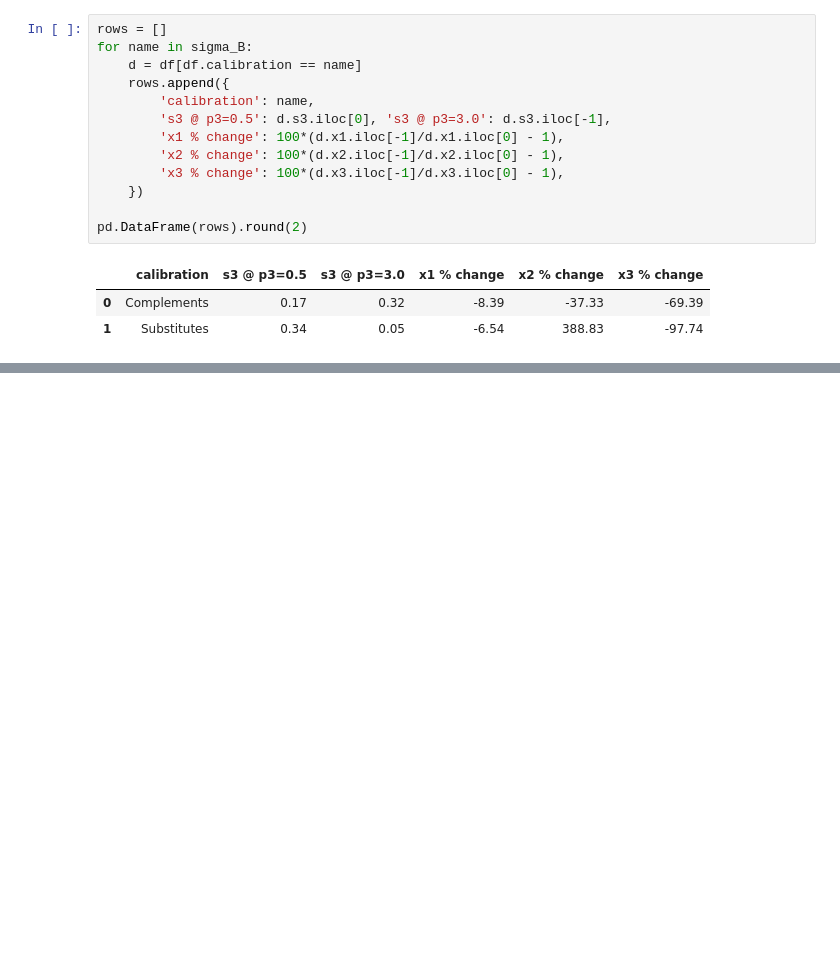
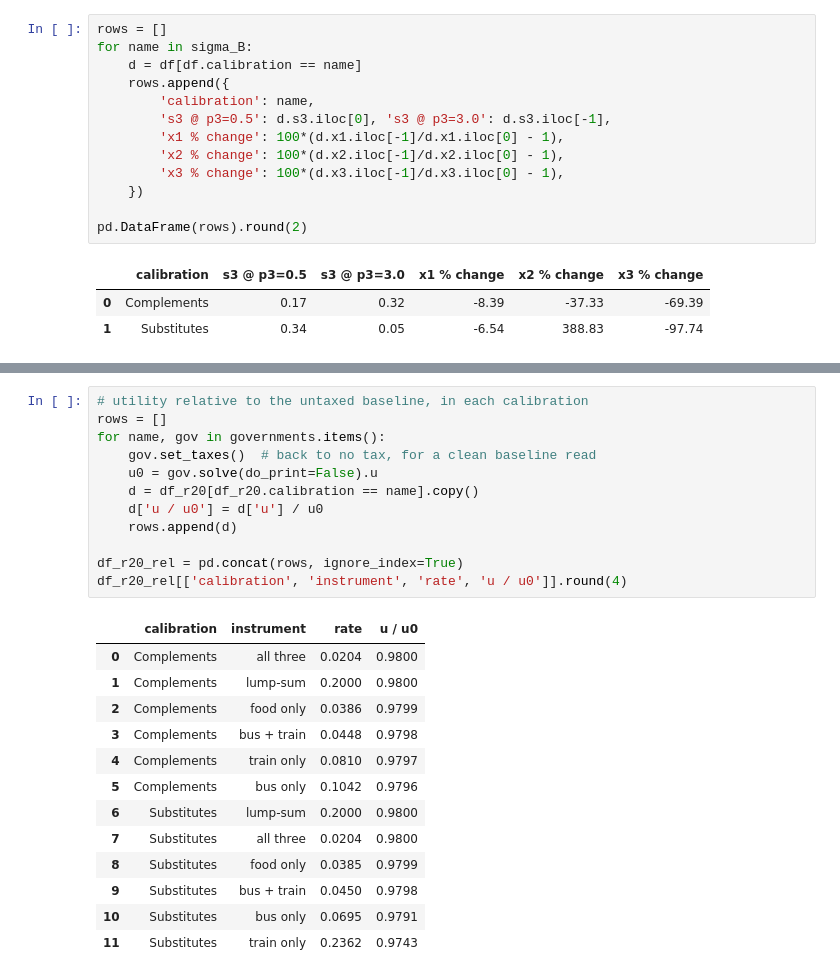
Before and after one commit to kcf539/Snake-Charmers-2, a Jupyter notebook: Model_project/ModProj_Notebook.ipynb, the cells around one changed output, grey strips where cells are left out. Saved outputs shown, nothing was run; the diff lists cells and outputs as text; blank space fills up the shorter version.

```diff
--- a/Model_project/ModProj_Notebook.ipynb
+++ b/Model_project/ModProj_Notebook.ipynb
@@ -757,0 +638,26 @@ Both calibrations respond smoothly, with no jumps. In `Complements`, `s2` and `s
+# %%
+# utility relative to the untaxed baseline, in each calibration
+rows = []
+for name, gov in governments.items():
+    gov.set_taxes()  # back to no tax, for a clean baseline read
+    u0 = gov.solve(do_print=False).u
+    d = df_r20[df_r20.calibration == name].copy()
+    d['u / u0'] = d['u'] / u0
+    rows.append(d)
+
+df_r20_rel = pd.concat(rows, ignore_index=True)
+df_r20_rel[['calibration', 'instrument', 'rate', 'u / u0']].round(4)
+# %% [output]
+|  | calibration | instrument | rate | u / u0 |
+| 0 | Complements | all three | 0.0204 | 0.9800 |
+| 1 | Complements | lump-sum | 0.2000 | 0.9800 |
+| 2 | Complements | food only | 0.0386 | 0.9799 |
+| 3 | Complements | bus + train | 0.0448 | 0.9798 |
+| 4 | Complements | train only | 0.0810 | 0.9797 |
+| 5 | Complements | bus only | 0.1042 | 0.9796 |
+| 6 | Substitutes | lump-sum | 0.2000 | 0.9800 |
+| 7 | Substitutes | all three | 0.0204 | 0.9800 |
+| 8 | Substitutes | food only | 0.0385 | 0.9799 |
+| 9 | Substitutes | bus + train | 0.0450 | 0.9798 |
+| 10 | Substitutes | bus only | 0.0695 | 0.9791 |
+| 11 | Substitutes | train only | 0.2362 | 0.9743 |
```
Also changed, not shown: parts of 74 cells of this notebook.
